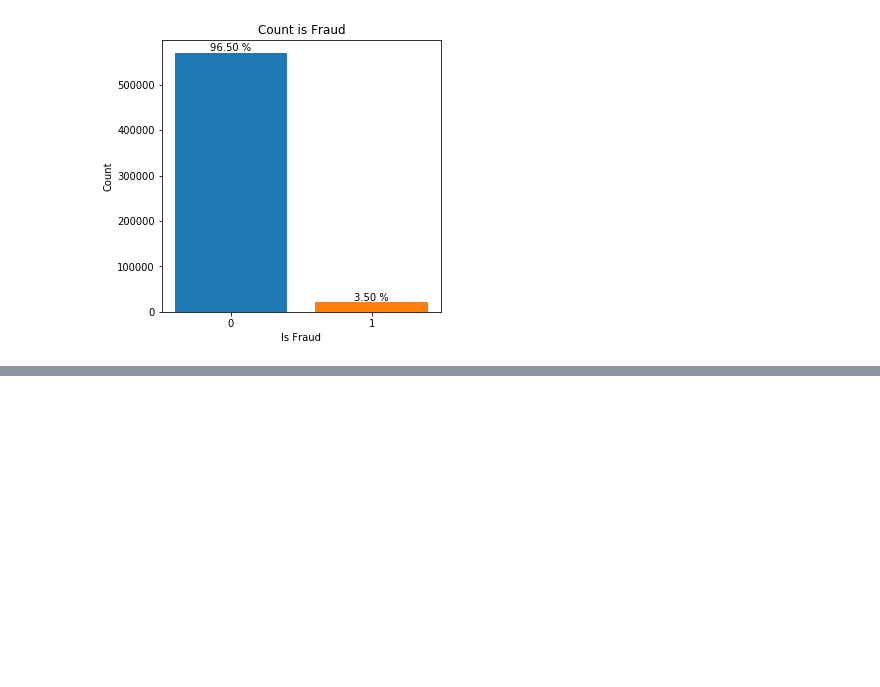
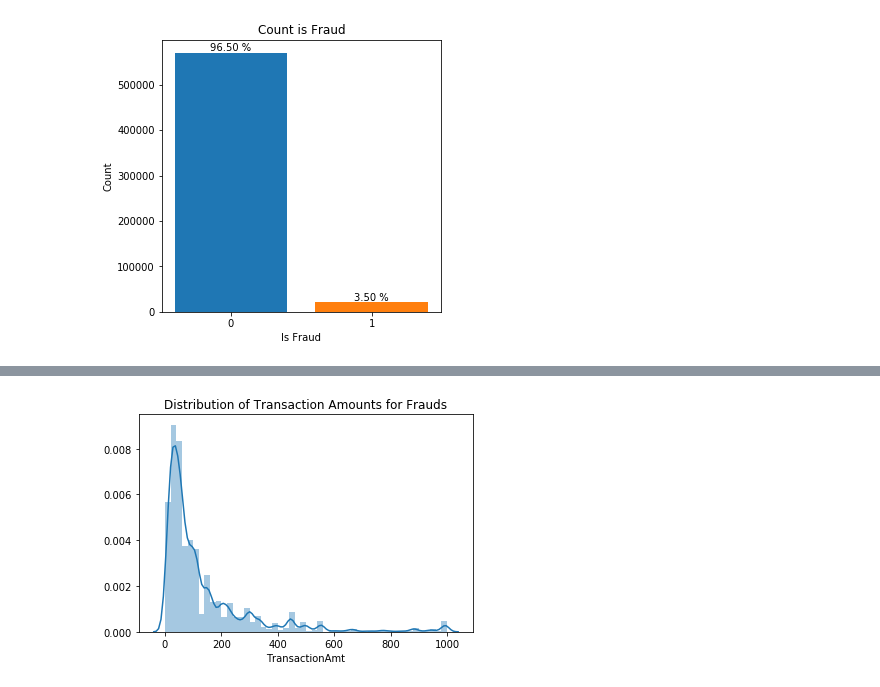
Before and after one commit to AlessandroVol23/ieee_cis_fraud_detection_kaggle, a Jupyter notebook: notebooks/0.1_AV_EDA.ipynb, the cells around one changed output, grey strips where cells are left out. Cells and saved outputs as stored; diff of their text form; code cells hidden in the pictures; blank space fills up the shorter version.

```diff
--- a/notebooks/0.1_AV_EDA.ipynb
+++ b/notebooks/0.1_AV_EDA.ipynb
@@ -55,0 +84,5 @@ for rect, label in zip(rects, labels):
+# %%
+plot = sns.distplot(df_transaction[(df_transaction['TransactionAmt'] <= 1000) & (df_transaction.isFraud == 1)]['TransactionAmt'])
+plot.set_title("Distribution of Transaction Amounts for Frauds");
+# %% [output]
+[figure, added]
```
Also changed, not shown: parts of 32 cells of this notebook.
